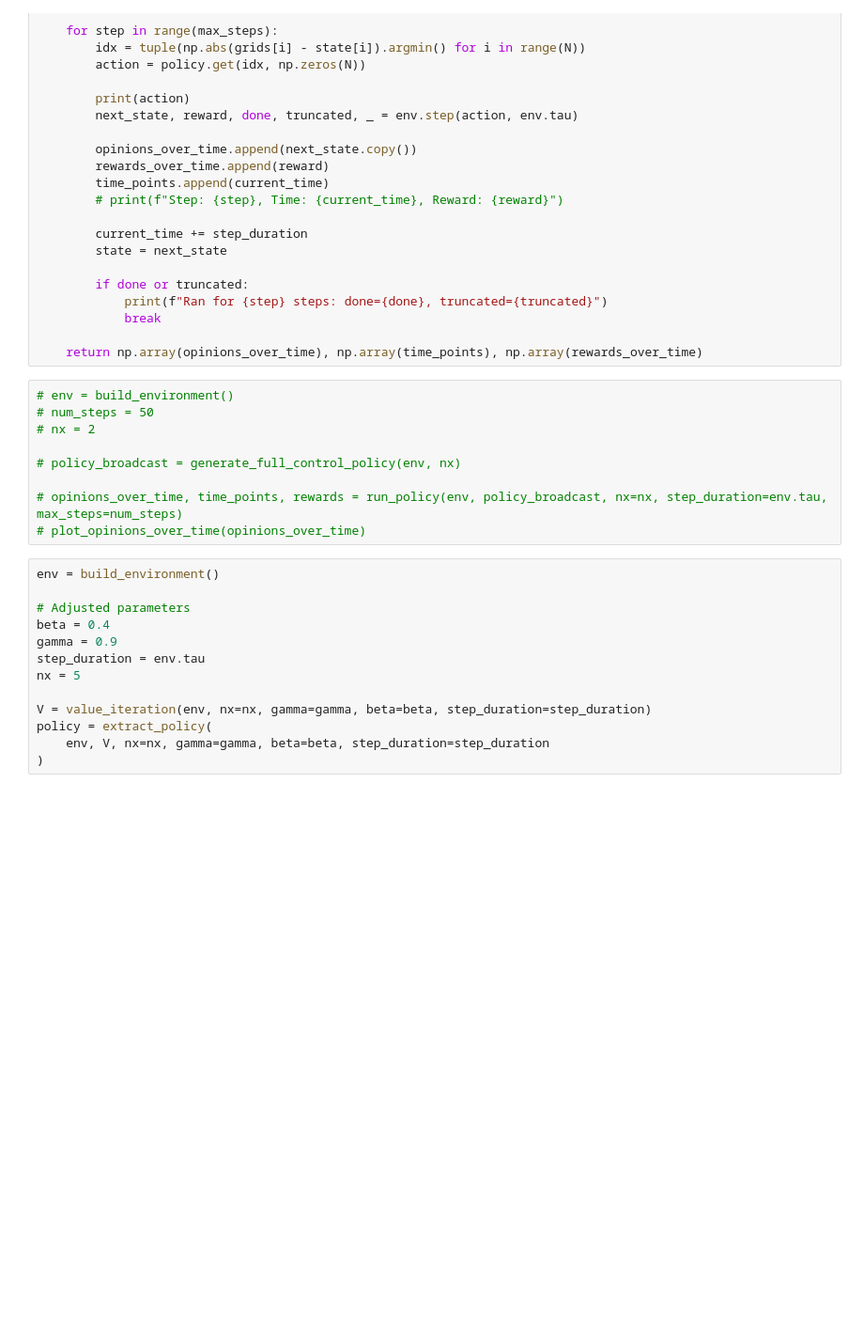
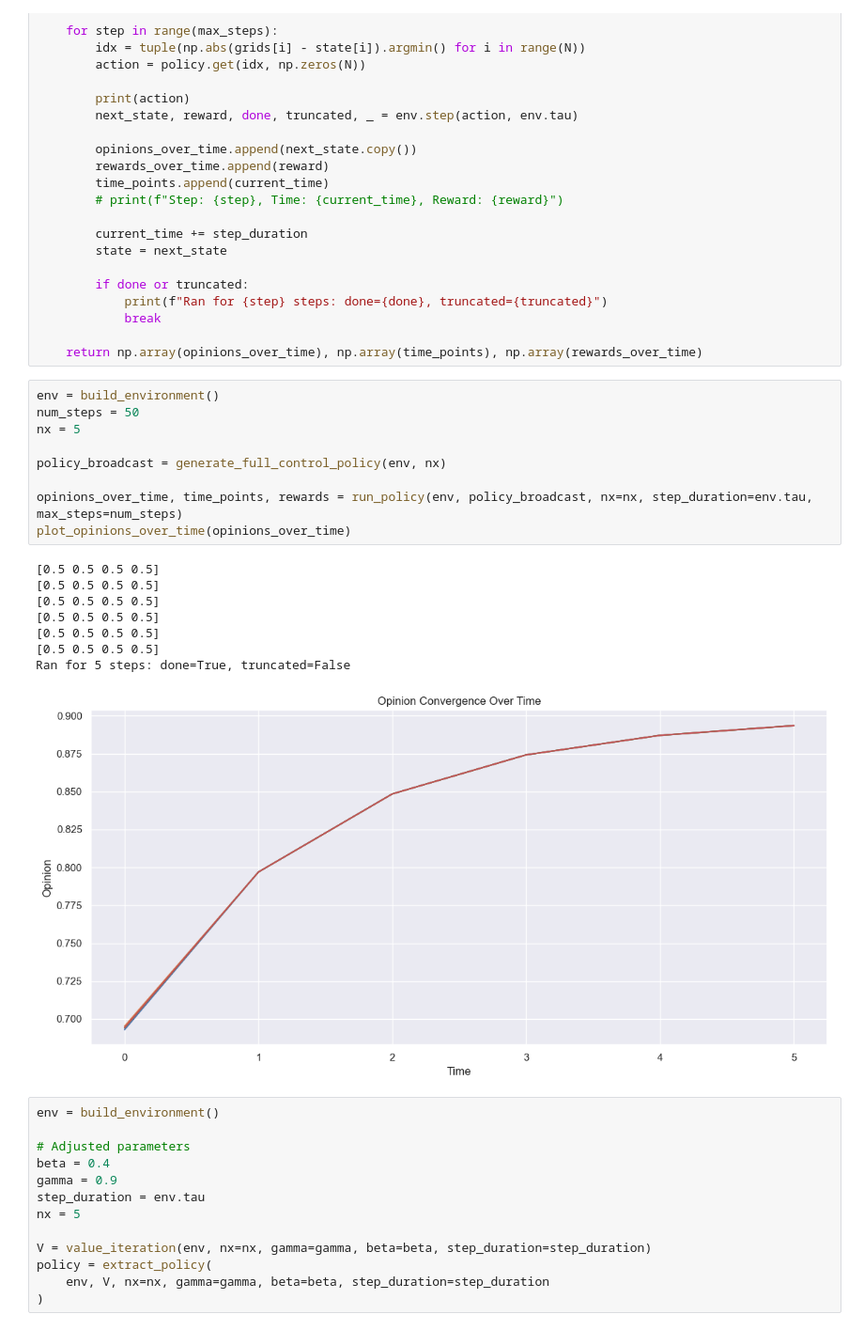
Before and after one commit to mariusdgm/phd-rl-algos, a Jupyter notebook: dqn/opinion_dynamics/experiments/baseline_dp_od.ipynb, the cells around one changed output. Shown at 94% size. Saved outputs shown, nothing was run; the diff lists cells and outputs as text; blank space fills up the shorter version.

Commit message:
trying to get older policy result

```diff
--- a/dqn/opinion_dynamics/experiments/baseline_dp_od.ipynb
+++ b/dqn/opinion_dynamics/experiments/baseline_dp_od.ipynb
@@ -71,14 +71,23 @@ def run_policy(env, policy, nx, step_duration, max_steps=1000):
 
     return np.array(opinions_over_time), np.array(time_points), np.array(rewards_over_time)
 # %%
-# env = build_environment()
-# num_steps = 50
-# nx = 2
+env = build_environment()
+num_steps = 50
+nx = 5
 
-# policy_broadcast = generate_full_control_policy(env, nx)
+policy_broadcast = generate_full_control_policy(env, nx)
 
-# opinions_over_time, time_points, rewards = run_policy(env, policy_broadcast, nx=nx, step_duration=env.tau, max_steps=num_steps)
-# plot_opinions_over_time(opinions_over_time)
+opinions_over_time, time_points, rewards = run_policy(env, policy_broadcast, nx=nx, step_duration=env.tau, max_steps=num_steps)
+plot_opinions_over_time(opinions_over_time)
+# %% [output]
+[0.5 0.5 0.5 0.5]
+[0.5 0.5 0.5 0.5]
+[0.5 0.5 0.5 0.5]
+[0.5 0.5 0.5 0.5]
+[0.5 0.5 0.5 0.5]
+[0.5 0.5 0.5 0.5]
+Ran for 5 steps: done=True, truncated=False
+[figure, added]
 # %%
 env = build_environment()
 
```
Also changed, not shown: parts of 1 cell of this notebook, 1 other file.
